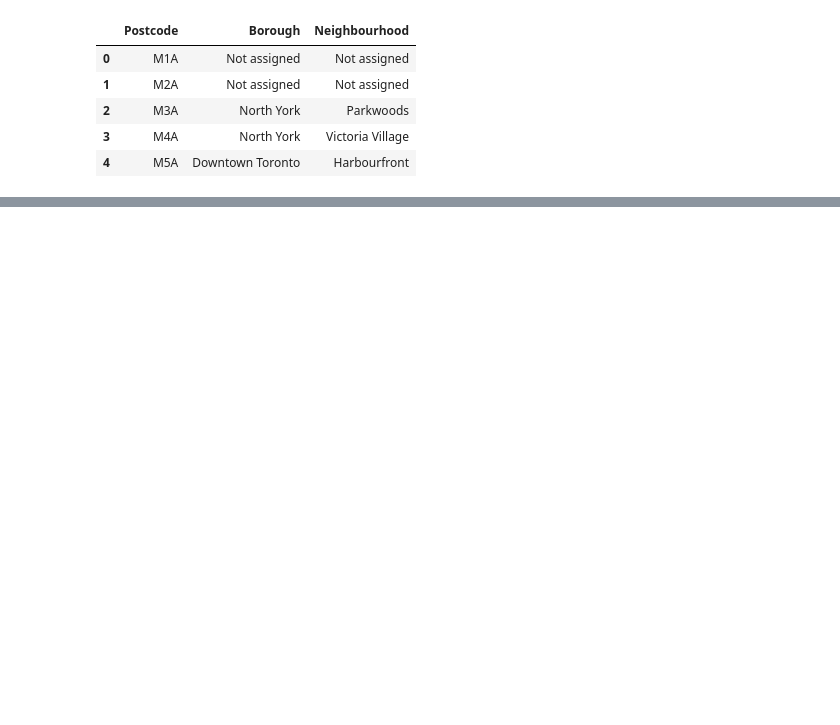
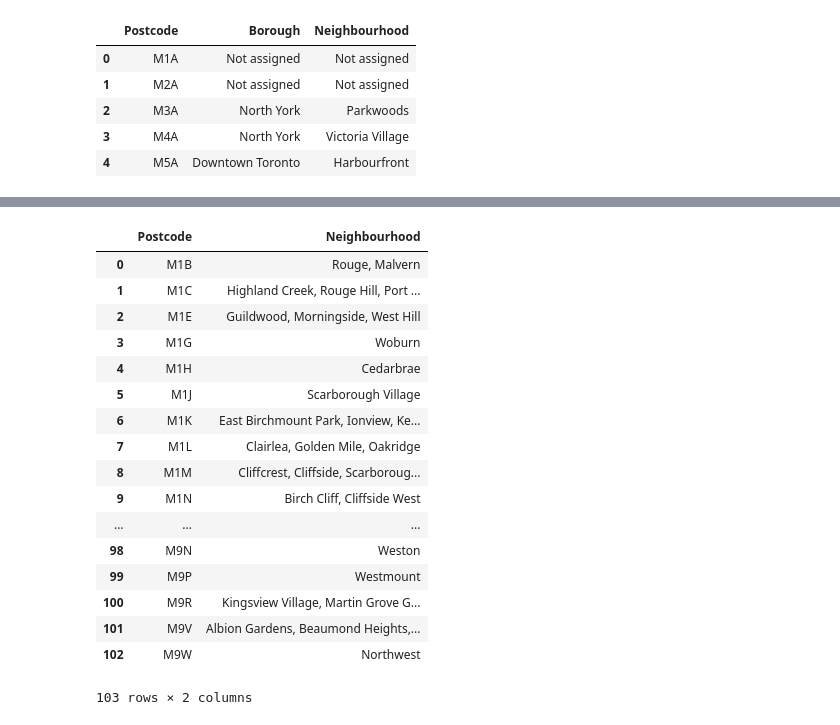
Before and after one commit to Emad-Darweesh/Coursera_Capstone, a Jupyter notebook: Toronto_Assignment.ipynb, the cells around one changed output, grey strips where cells are left out. Saved outputs shown, nothing was run; the diff lists cells and outputs as text; code cells hidden in the pictures; blank space fills up the shorter version.

```diff
--- a/Toronto_Assignment.ipynb
+++ b/Toronto_Assignment.ipynb
@@ -34,0 +60,23 @@ df.head()
+# %%
+df_stack = df.groupby('Postcode')['Neighbourhood'].apply(', '.join)
+df_stack = df_stack.reset_index()
+df_stack
+# %% [output]
+|  | Postcode | Neighbourhood |
+| 0 | M1B | Rouge, Malvern |
+| 1 | M1C | Highland Creek, Rouge Hill, Port ... |
+| 2 | M1E | Guildwood, Morningside, West Hill |
+| 3 | M1G | Woburn |
+| 4 | M1H | Cedarbrae |
+| 5 | M1J | Scarborough Village |
+| 6 | M1K | East Birchmount Park, Ionview, Ke... |
+| 7 | M1L | Clairlea, Golden Mile, Oakridge |
+| 8 | M1M | Cliffcrest, Cliffside, Scarboroug... |
+| 9 | M1N | Birch Cliff, Cliffside West |
+| ... | ... | ... |
+| 98 | M9N | Weston |
+| 99 | M9P | Westmount |
+| 100 | M9R | Kingsview Village, Martin Grove G... |
+| 101 | M9V | Albion Gardens, Beaumond Heights,... |
+| 102 | M9W | Northwest |
+103 rows × 2 columns
```
Also changed, not shown: parts of 6 cells of this notebook.
